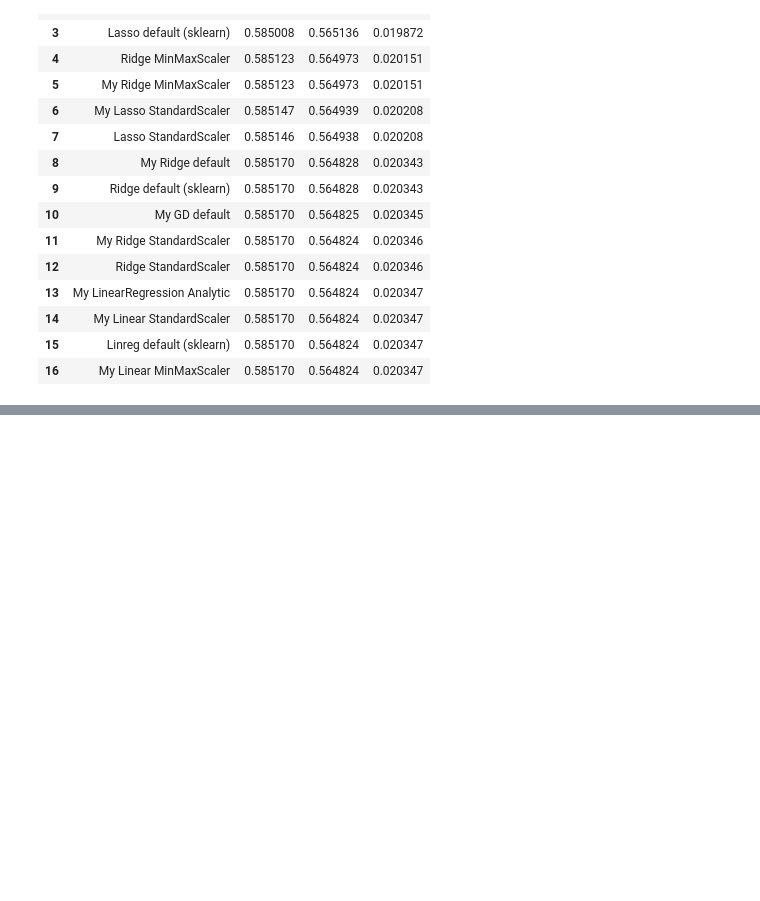
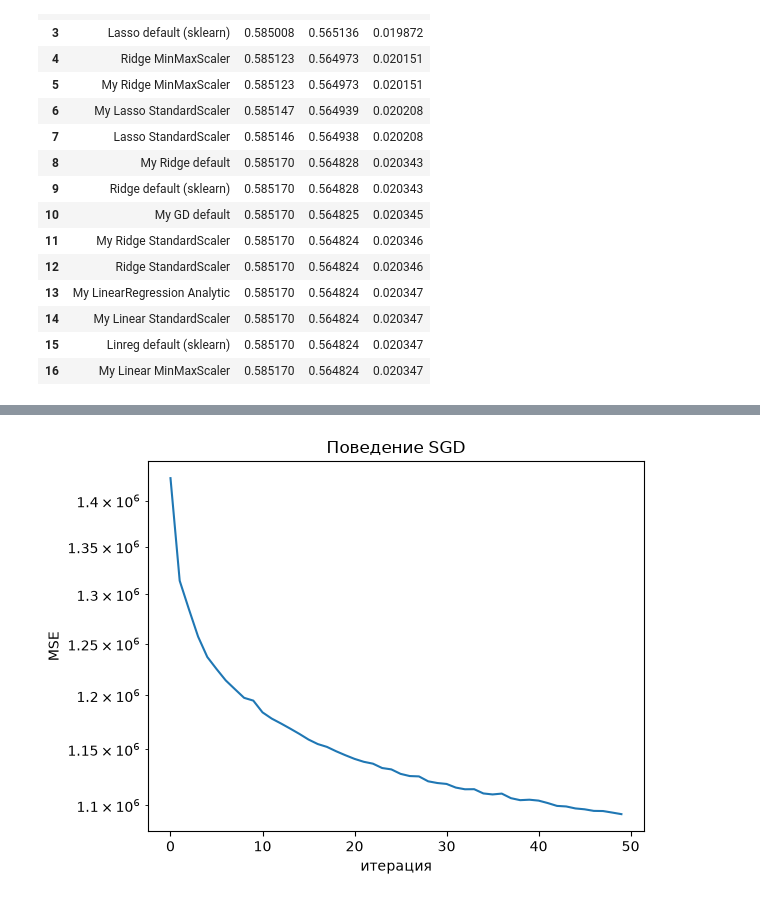
Before and after one commit to DenisKuz32/LR_SGD, a Jupyter notebook: src/decision.ipynb, the cells around one changed output, grey strips where cells are left out. Saved outputs shown, nothing was run; the diff lists cells and outputs as text; code cells hidden in the pictures; blank space fills up the shorter version.

```diff
--- a/src/decision.ipynb
+++ b/src/decision.ipynb
@@ -1114,0 +1224,42 @@ Lasso MinMaxScaller окзалась наилучшей моделью с наи
+# %%
+class MyMiniBatchGD(MyLinearRegressionAnalytic):
+    def __init__(self, lr=0.05, n_epochs=50, batch_size=64, random_state=21):
+        self.lr = lr
+        self.n_epochs = n_epochs
+        self.batch_size = batch_size
+        self.random_state = random_state
+        self.w = None
+        self.loss_history_ = []
+
+    def fit(self, X, y):
+        X = self._prepare(X)
+        y = np.asarray(y, dtype=np.float64)
+        n, d = X.shape
+        rng = np.random.default_rng(self.random_state)
+
+        self.w = np.zeros(d)
+        self.w[0] = y.mean()
+
+        for epoch in range(self.n_epochs):
+            idx = rng.permutation(n)
+            lr_epoch = self.lr / np.sqrt(1 + epoch)
+
+            for start in range(0, n, self.batch_size):
+                batch = idx[start:start + self.batch_size]
+                Xb, yb = X[batch], y[batch]
+                grad = -2 * Xb.T @ (yb - Xb @ self.w) / len(batch)
+                self.w = self.w - lr_epoch * grad
+
+            self.loss_history_.append(np.mean((y - X @ self.w) ** 2))
+        return self
+# %%
+mybatch = MyMiniBatchGD().fit(Xtr_s,y_train)
+# %%
+plt.plot(mybatch.loss_history_)
+plt.xlabel('итерация')
+plt.ylabel('MSE')
+plt.yscale('log')
+plt.title('Поведение SGD')
+plt.show()
+# %% [output]
+[figure, added]
```
Also changed, not shown: parts of 5 cells of this notebook.
